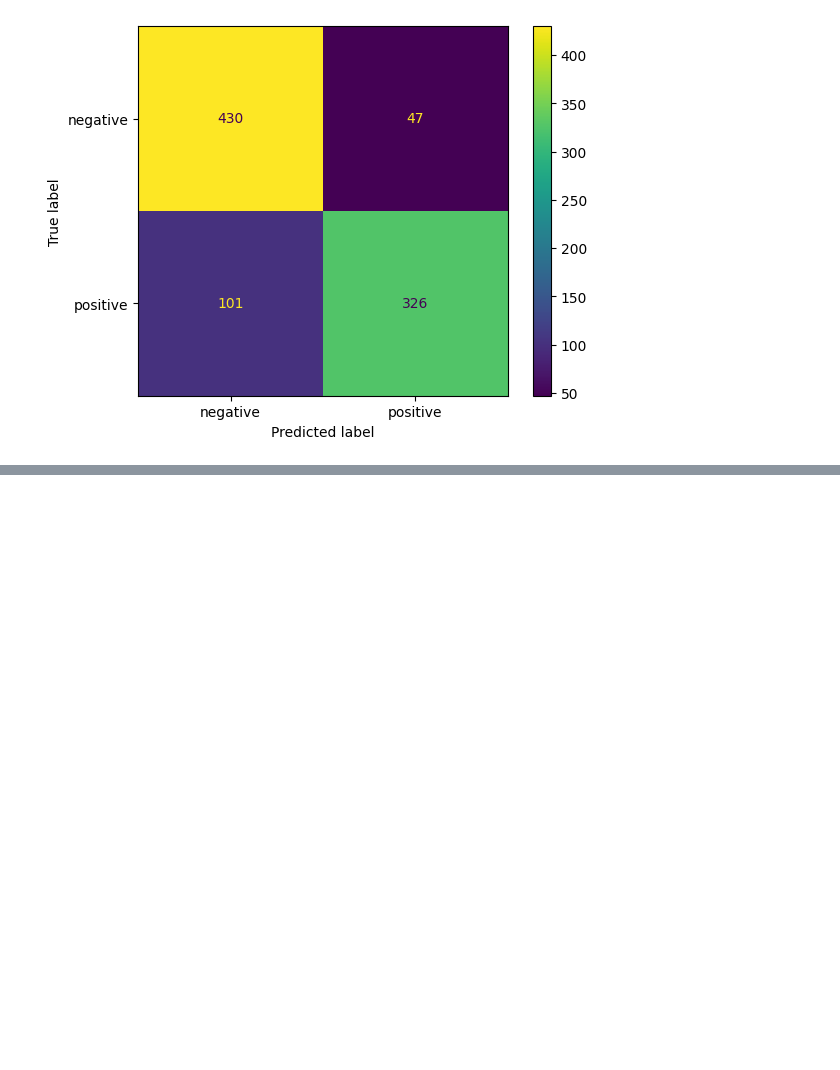
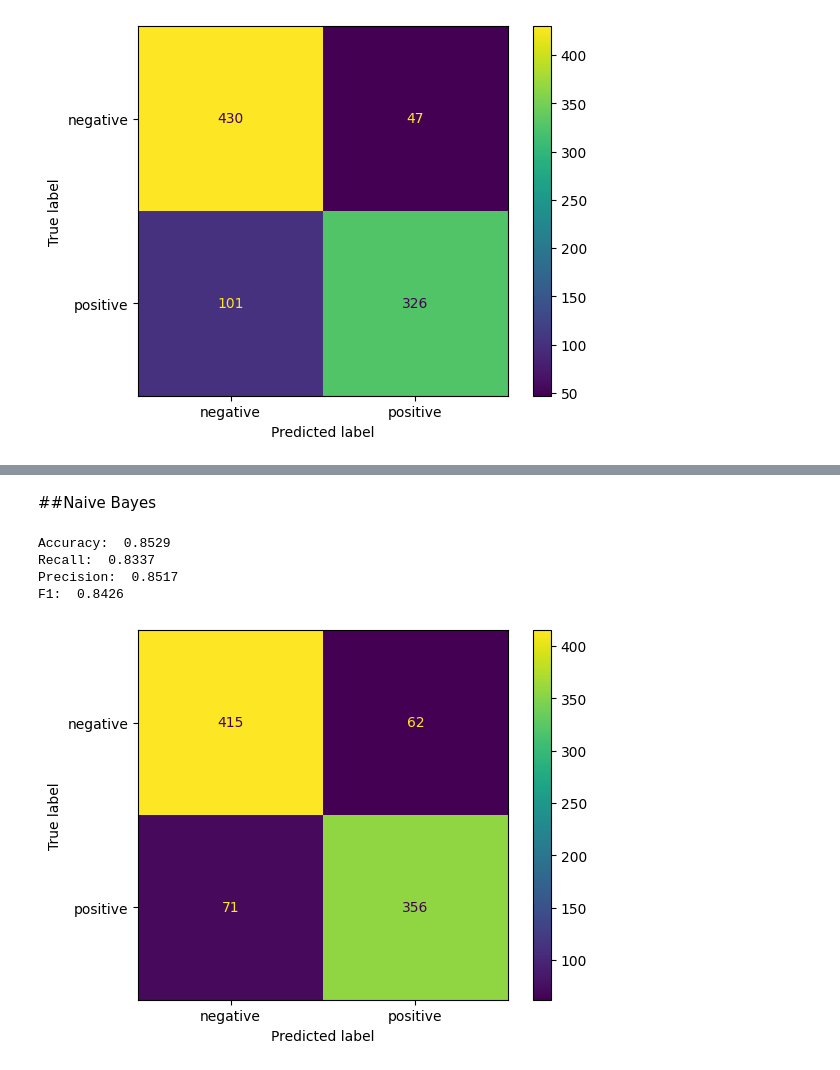
Before and after one commit to NQHung1/CS114.O11.KHCL, a Jupyter notebook: FinalProject/FinalProject.ipynb, the cells around one changed output, grey strips where cells are left out. Drawn from its saved outputs; the diff is of its cells as text; code cells hidden in the pictures; blank space fills up the shorter version.

```diff
--- a/FinalProject/FinalProject.ipynb
+++ b/FinalProject/FinalProject.ipynb
@@ -398 +402,13 @@ F1:  0.8159
 [figure]
+# %% [markdown]
+##Naive Bayes
+# %%
+model = Model(Count_Vectorizer, BernoulliNB(), train['Title'], train['Is_neg'], dev['Title'], dev['Is_neg'])
+model.fit()
+model.evaluate()
+# %% [output]
+Accuracy:  0.8529
+Recall:  0.8337
+Precision:  0.8517
+F1:  0.8426
+[figure, added]
```
Also changed, not shown: parts of 13 cells of this notebook.
